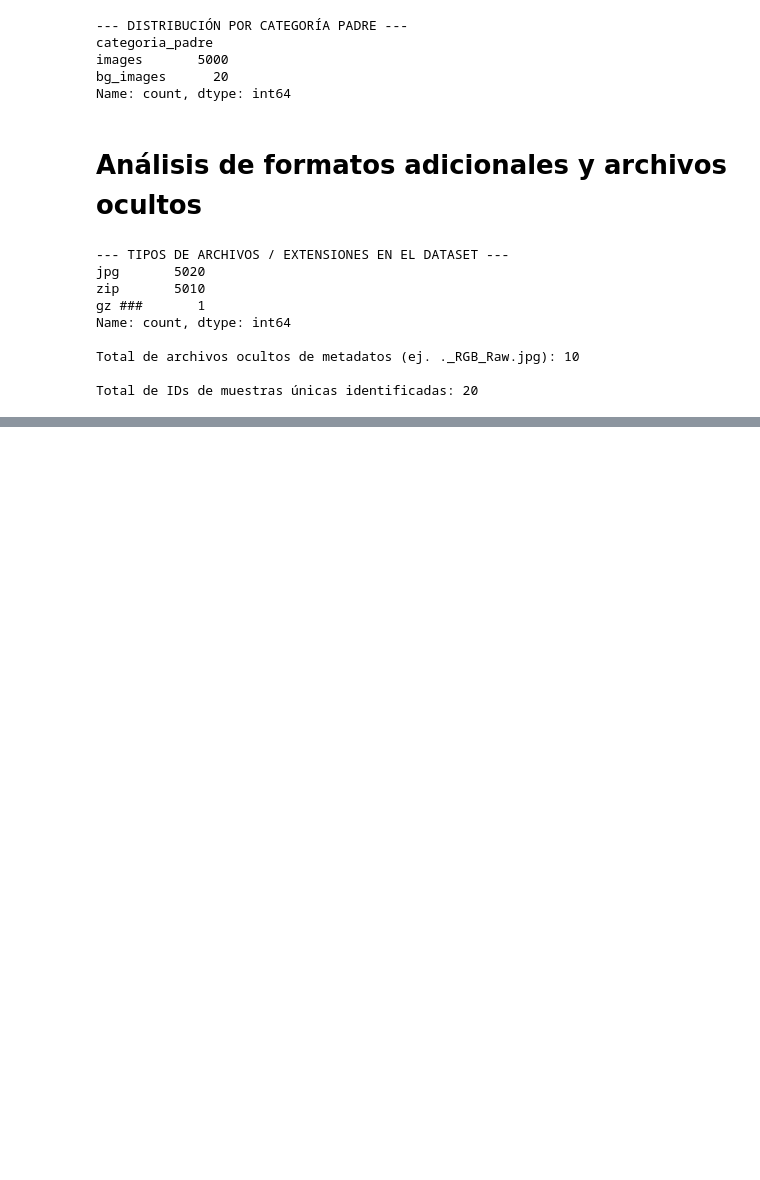
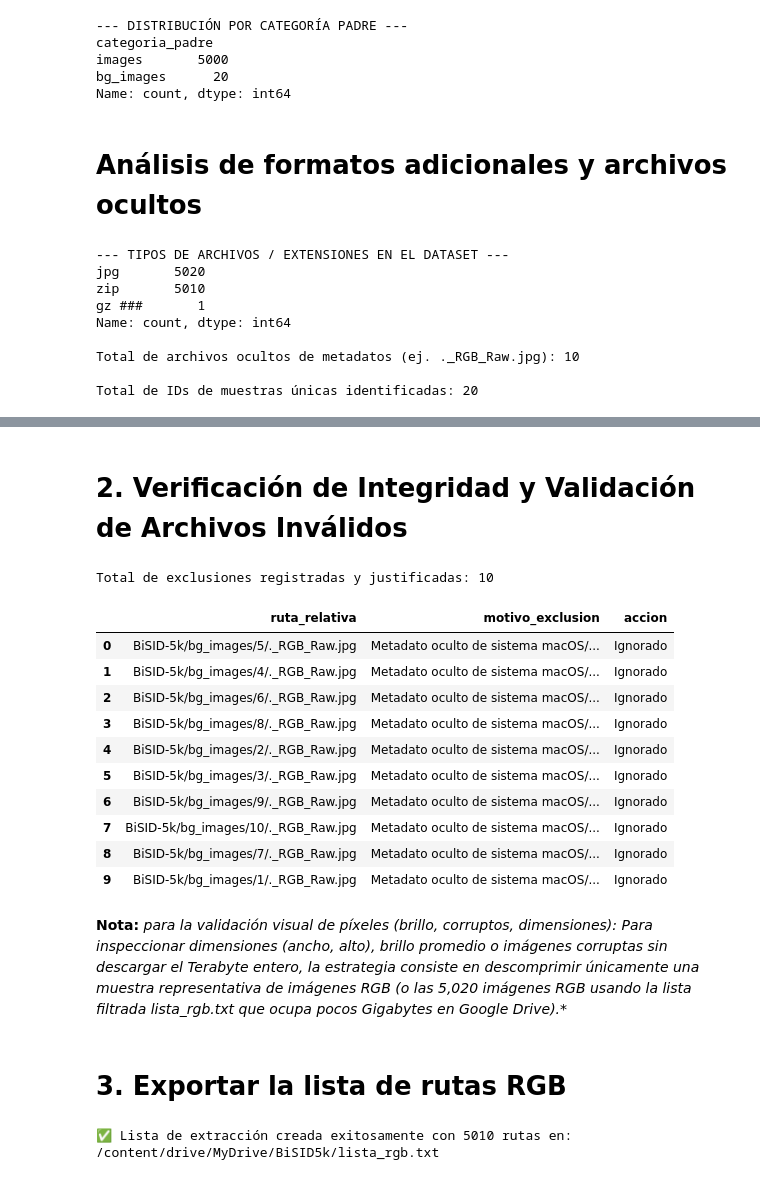
Before and after one commit to StevenFAP1815/BioCLIP_Proyect, a Jupyter notebook: notebooks/01_eda_dataset.ipynb, the cells around one changed output, grey strips where cells are left out. Cells and saved outputs as stored; diff of their text form; code cells hidden in the pictures; blank space fills up the shorter version.

```diff
--- a/notebooks/01_eda_dataset.ipynb
+++ b/notebooks/01_eda_dataset.ipynb
@@ -157,0 +199,47 @@ Con las rutas estructuradas en el DataFrame `df_rgb`, tenemos la tabla inicial l
+# %% [markdown]
+# **2. Verificación de Integridad y Validación de Archivos Inválidos**
+# %%
+# Registramos formalmente las exclusiones de metadatos del sistema OS
+archivos_excluidos = [line for line in lines if line.endswith('RGB_Raw.jpg') and '/._' in line]
+
+df_exclusions = pd.DataFrame({
+    'ruta_relativa': archivos_excluidos,
+    'motivo_exclusion': 'Metadato oculto de sistema macOS/Linux (._filename)',
+    'accion': 'Ignorado'
+})
+
+print(f"Total de exclusiones registradas y justificadas: {len(df_exclusions)}")
+display(df_exclusions)
+# %% [output]
+Total de exclusiones registradas y justificadas: 10
+|  | ruta_relativa | motivo_exclusion | accion |
+| 0 | BiSID-5k/bg_images/5/._RGB_Raw.jpg | Metadato oculto de sistema macOS/... | Ignorado |
+| 1 | BiSID-5k/bg_images/4/._RGB_Raw.jpg | Metadato oculto de sistema macOS/... | Ignorado |
+| 2 | BiSID-5k/bg_images/6/._RGB_Raw.jpg | Metadato oculto de sistema macOS/... | Ignorado |
+| 3 | BiSID-5k/bg_images/8/._RGB_Raw.jpg | Metadato oculto de sistema macOS/... | Ignorado |
+| 4 | BiSID-5k/bg_images/2/._RGB_Raw.jpg | Metadato oculto de sistema macOS/... | Ignorado |
+| 5 | BiSID-5k/bg_images/3/._RGB_Raw.jpg | Metadato oculto de sistema macOS/... | Ignorado |
+| 6 | BiSID-5k/bg_images/9/._RGB_Raw.jpg | Metadato oculto de sistema macOS/... | Ignorado |
+| 7 | BiSID-5k/bg_images/10/._RGB_Raw.jpg | Metadato oculto de sistema macOS/... | Ignorado |
+| 8 | BiSID-5k/bg_images/7/._RGB_Raw.jpg | Metadato oculto de sistema macOS/... | Ignorado |
+| 9 | BiSID-5k/bg_images/1/._RGB_Raw.jpg | Metadato oculto de sistema macOS/... | Ignorado |
+# %% [markdown]
+**Nota:** *para la validación visual de píxeles (brillo, corruptos, dimensiones): Para inspeccionar dimensiones (ancho, alto), brillo promedio o imágenes corruptas sin descargar el Terabyte entero, la estrategia consiste en descomprimir únicamente una muestra representativa de imágenes RGB (o las 5,020 imágenes RGB usando la lista filtrada lista_rgb.txt que ocupa pocos Gigabytes en Google Drive).**
+# %% [markdown]
+# **3. Exportar la lista de rutas RGB**
+# %%
+# Guardar la lista filtrada de imágenes RGB en tu Google Drive
+PATH_LISTA_RGB = '/content/drive/MyDrive/BiSID5k/lista_rgb.txt'
+
+# Filtramos las rutas válidas excluyendo los metadatos ocultos (._)
+rutas_validas = df_inventory['ruta_relativa'].tolist()
+
+with open(PATH_LISTA_RGB, 'w', encoding='utf-8') as f:
+    for ruta in rutas_validas:
+        f.write(f"{ruta}\n")
+
+print(f"✅ Lista de extracción creada exitosamente con {len(rutas_validas)} rutas en:")
+print(PATH_LISTA_RGB)
+# %% [output]
+✅ Lista de extracción creada exitosamente con 5010 rutas en:
+/content/drive/MyDrive/BiSID5k/lista_rgb.txt
```
Also changed, not shown: parts of 8 cells of this notebook.
